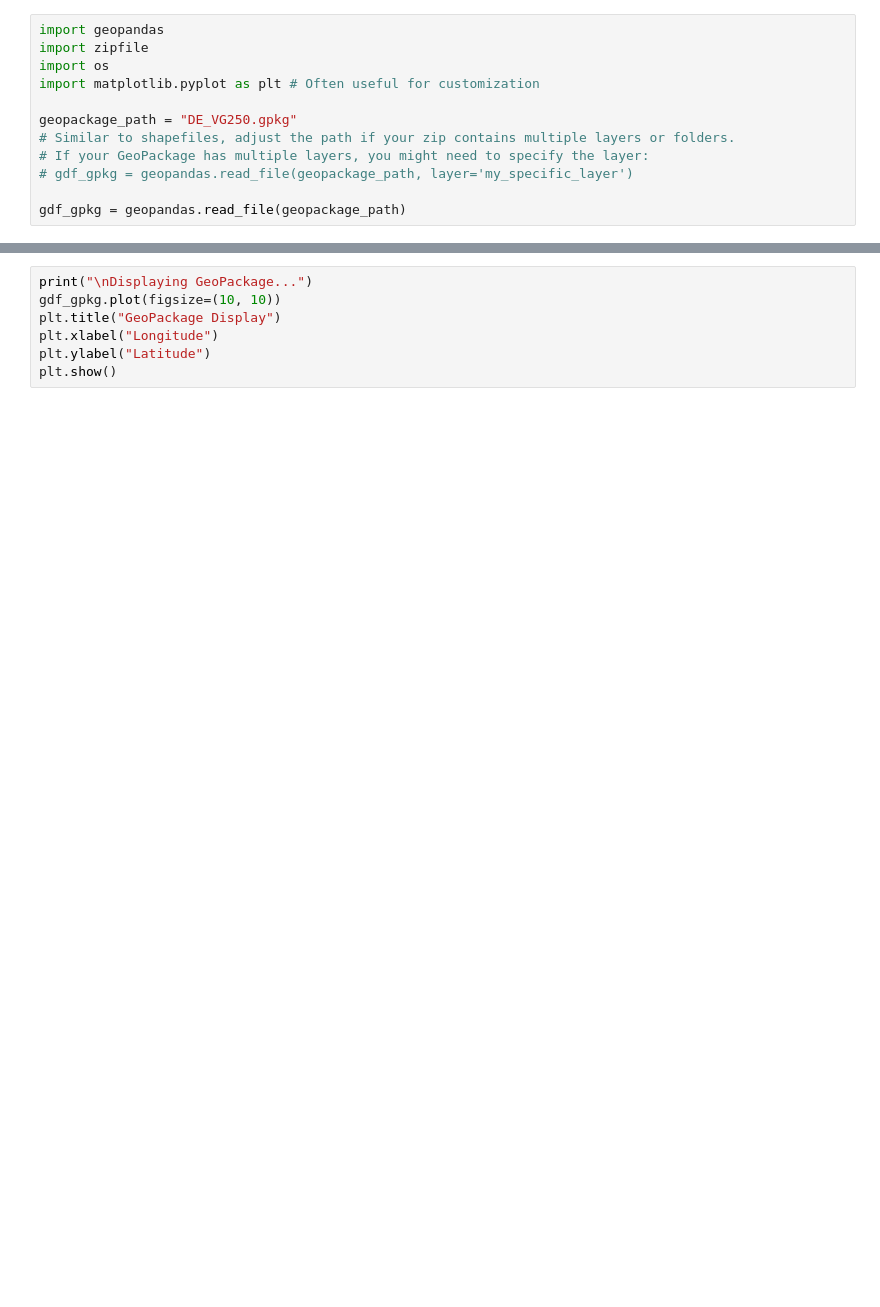
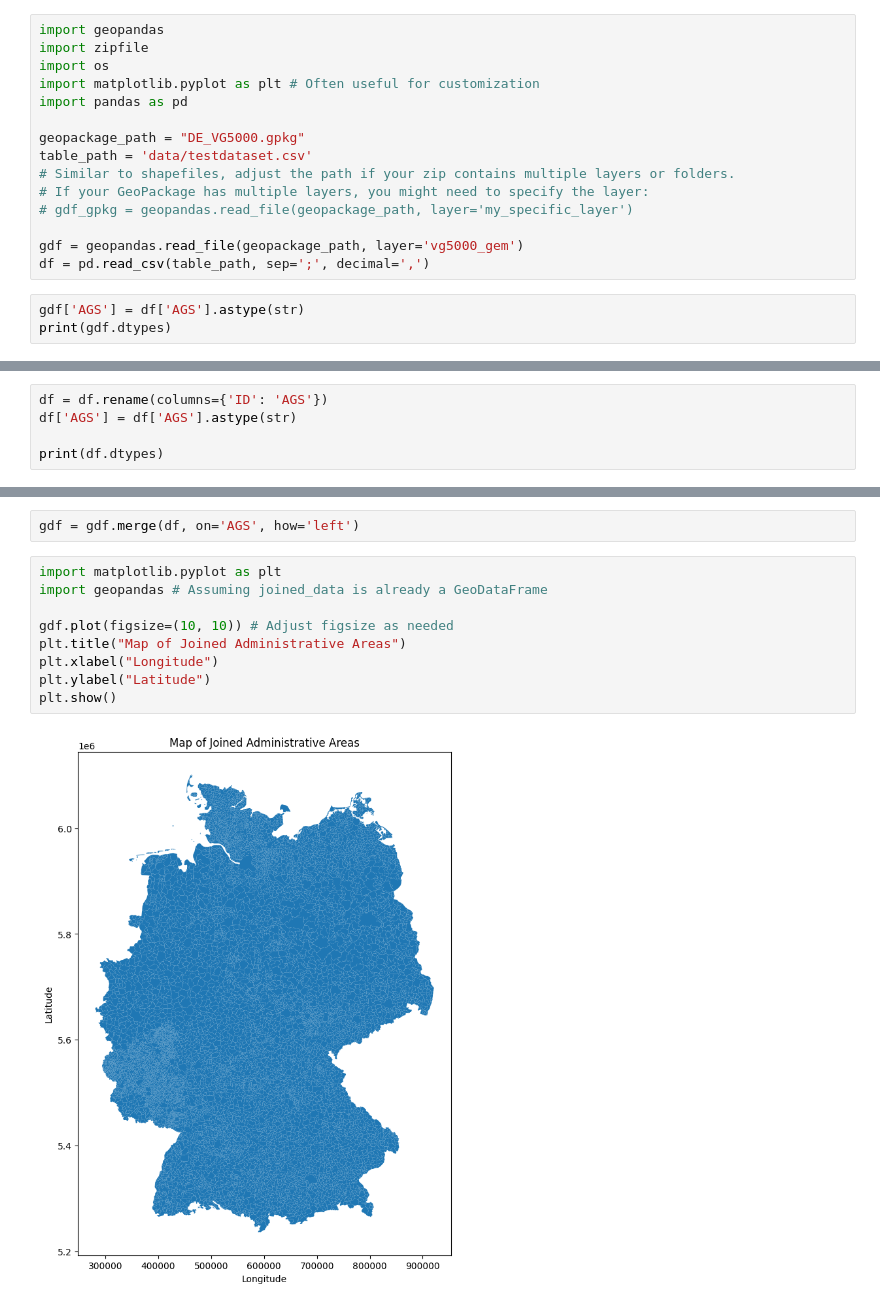
Before and after one commit to LeoS3000/VIZ-XAI-OpenDataGermany, a Jupyter notebook: geodata.ipynb, the cells around one changed output, grey strips where cells are left out. Saved outputs shown, nothing was run; the diff lists cells and outputs as text; blank space fills up the shorter version.

```diff
--- a/geodata.ipynb
+++ b/geodata.ipynb
@@ -37,10 +46,16 @@ import geopandas
 import zipfile
 import os
 import matplotlib.pyplot as plt # Often useful for customization
+import pandas as pd
 
-geopackage_path = "DE_VG250.gpkg"
+geopackage_path = "DE_VG5000.gpkg"
+table_path = 'data/testdataset.csv'
 # Similar to shapefiles, adjust the path if your zip contains multiple layers or folders.
 # If your GeoPackage has multiple layers, you might need to specify the layer:
 # gdf_gpkg = geopandas.read_file(geopackage_path, layer='my_specific_layer')
 
-gdf_gpkg = geopandas.read_file(geopackage_path)
+gdf = geopandas.read_file(geopackage_path, layer='vg5000_gem')
+df = pd.read_csv(table_path, sep=';', decimal=',')
+# %%
+gdf['AGS'] = df['AGS'].astype(str)
+print(gdf.dtypes)
@@ -46,0 +64,5 @@ gdf_gpkg = geopandas.read_file(geopackage_path)
+# %%
+df = df.rename(columns={'ID': 'AGS'})
+df['AGS'] = df['AGS'].astype(str)
+
+print(df.dtypes)
@@ -47,7 +82,13 @@ gdf_gpkg = geopandas.read_file(geopackage_path)
+# %%
+gdf = gdf.merge(df, on='AGS', how='left')
 # %%
-print("\nDisplaying GeoPackage...")
-gdf_gpkg.plot(figsize=(10, 10))
-plt.title("GeoPackage Display")
+import matplotlib.pyplot as plt
+import geopandas # Assuming joined_data is already a GeoDataFrame
+
+gdf.plot(figsize=(10, 10)) # Adjust figsize as needed
+plt.title("Map of Joined Administrative Areas")
 plt.xlabel("Longitude")
 plt.ylabel("Latitude")
 plt.show()
+# %% [output]
+[figure, added]
```
Also changed, not shown: parts of 9 cells of this notebook.
